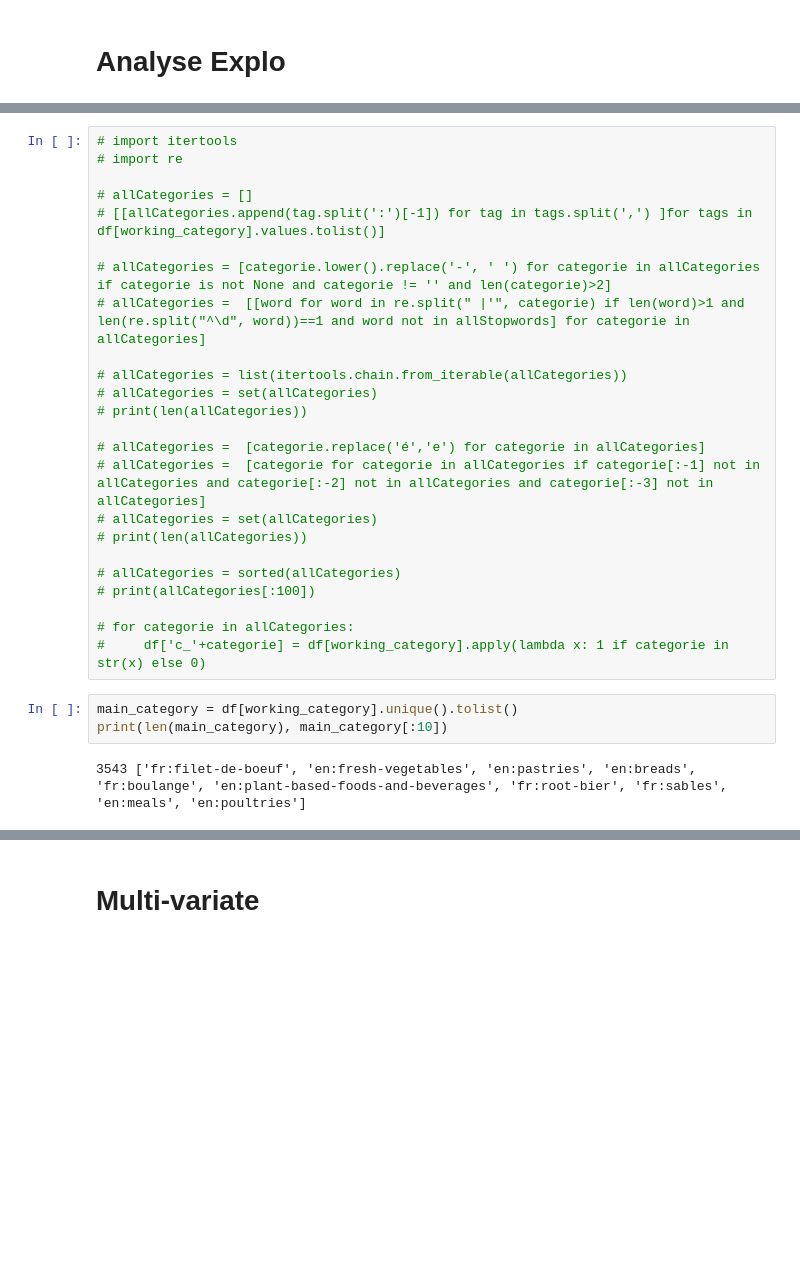
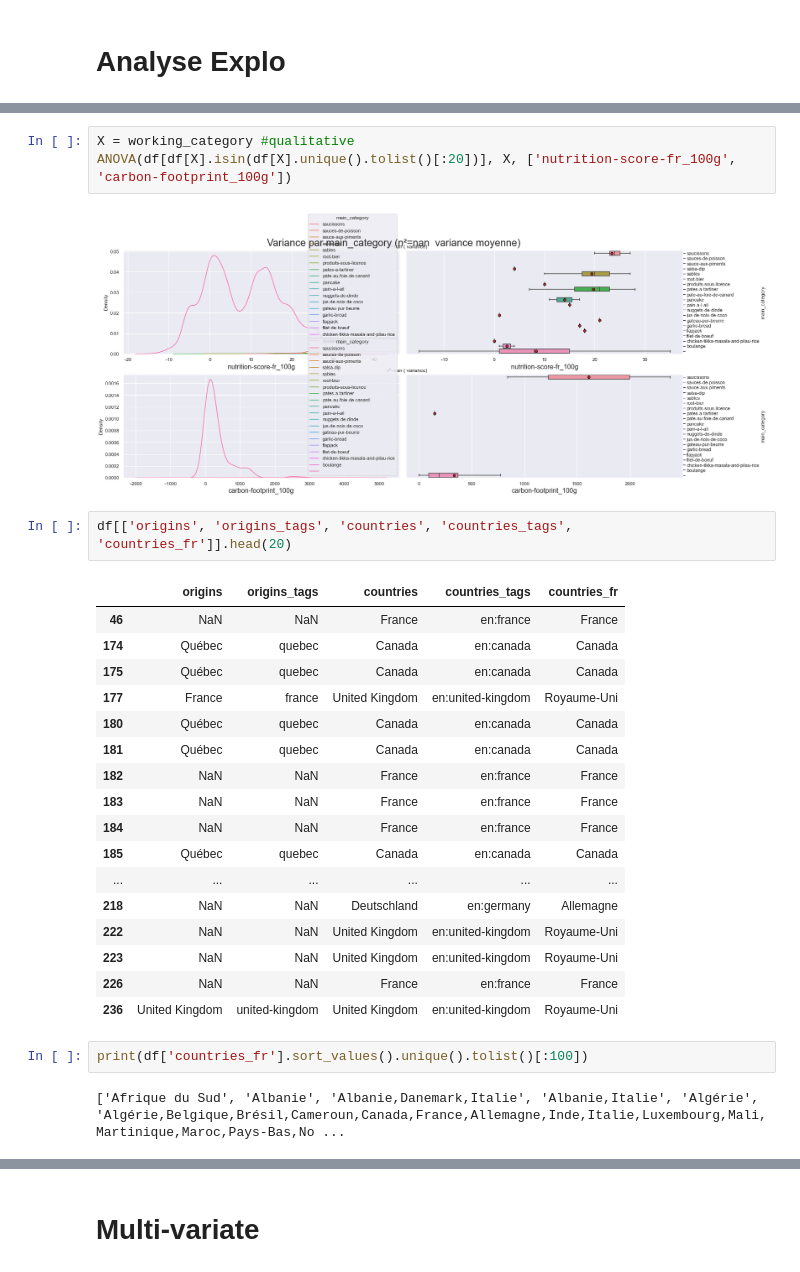
Before and after one commit to DrHadiNono/Notebooks-OC, a Jupyter notebook: Projets/P3/p3_pandas.ipynb, the cells around one changed output, grey strips where cells are left out. Saved outputs shown, nothing was run; the diff lists cells and outputs as text; blank space fills up the shorter version.

```diff
--- a/Projets/P3/p3_pandas.ipynb
+++ b/Projets/P3/p3_pandas.ipynb
@@ -196,29 +297,29 @@ df = df[df[working_category].notnull()]
-# %%
-# import itertools
-# import re
-
-# allCategories = []
-# [[allCategories.append(tag.split(':')[-1]) for tag in tags.split(',') ]for tags in df[working_category].values.tolist()]
-
-# allCategories = [categorie.lower().replace('-', ' ') for categorie in allCategories if categorie is not None and categorie != '' and len(categorie)>2]
-# allCategories =  [[word for word in re.split(" |'", categorie) if len(word)>1 and len(re.split("^\d", word))==1 and word not in allStopwords] for categorie in allCategories]
-
-# allCategories = list(itertools.chain.from_iterable(allCategories))
-# allCategories = set(allCategories)
-# print(len(allCategories))
-
-# allCategories =  [categorie.replace('é','e') for categorie in allCategories]
-# allCategories =  [categorie for categorie in allCategories if categorie[:-1] not in allCategories and categorie[:-2] not in allCategories and categorie[:-3] not in allCategories]
-# allCategories = set(allCategories)
-# print(len(allCategories))
-
-# allCategories = sorted(allCategories)
-# print(allCategories[:100])
-
-# for categorie in allCategories:
-#     df['c_'+categorie] = df[working_category].apply(lambda x: 1 if categorie in str(x) else 0)
-# %%
-main_category = df[working_category].unique().tolist()
-print(len(main_category), main_category[:10])
-# %% [output]
-3543 ['fr:filet-de-boeuf', 'en:fresh-vegetables', 'en:pastries', 'en:breads', 'fr:boulange', 'en:plant-based-foods-and-beverages', 'fr:root-bier', 'fr:sables', 'en:meals', 'en:poultries']
+# %%
+X = working_category #qualitative
+ANOVA(df[df[X].isin(df[X].unique().tolist()[:20])], X, ['nutrition-score-fr_100g', 'carbon-footprint_100g'])
+# %% [output]
+[figure, added]
+# %%
+df[['origins', 'origins_tags', 'countries', 'countries_tags', 'countries_fr']].head(20)
+# %% [output]
+|  | origins | origins_tags | countries | countries_tags | countries_fr |
+| 46 | NaN | NaN | France | en:france | France |
+| 174 | Québec | quebec | Canada | en:canada | Canada |
+| 175 | Québec | quebec | Canada | en:canada | Canada |
+| 177 | France | france | United Kingdom | en:united-kingdom | Royaume-Uni |
+| 180 | Québec | quebec | Canada | en:canada | Canada |
+| 181 | Québec | quebec | Canada | en:canada | Canada |
+| 182 | NaN | NaN | France | en:france | France |
+| 183 | NaN | NaN | France | en:france | France |
+| 184 | NaN | NaN | France | en:france | France |
+| 185 | Québec | quebec | Canada | en:canada | Canada |
+| ... | ... | ... | ... | ... | ... |
+| 218 | NaN | NaN | Deutschland | en:germany | Allemagne |
+| 222 | NaN | NaN | United Kingdom | en:united-kingdom | Royaume-Uni |
+| 223 | NaN | NaN | United Kingdom | en:united-kingdom | Royaume-Uni |
+| 226 | NaN | NaN | France | en:france | France |
+| 236 | United Kingdom | united-kingdom | United Kingdom | en:united-kingdom | Royaume-Uni |
+# %%
+print(df['countries_fr'].sort_values().unique().tolist()[:100])
+# %% [output]
+['Afrique du Sud', 'Albanie', 'Albanie,Danemark,Italie', 'Albanie,Italie', 'Algérie', 'Algérie,Belgique,Brésil,Cameroun,Canada,France,Allemagne,Inde,Italie,Luxembourg,Mali,Martinique,Maroc,Pays-Bas,No ...
```
Also changed, not shown: parts of 47 cells of this notebook, 1 other file.
